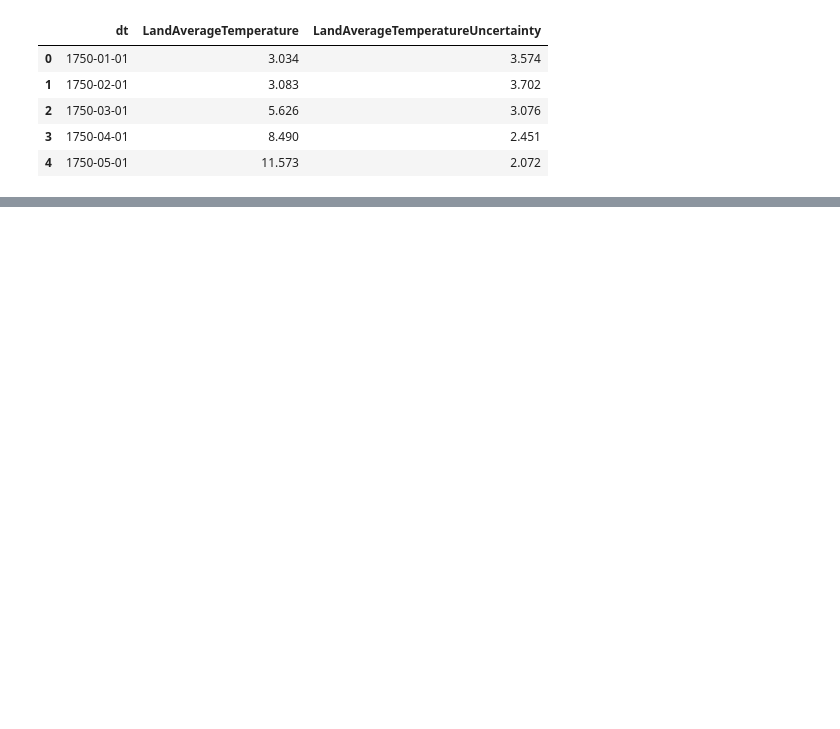
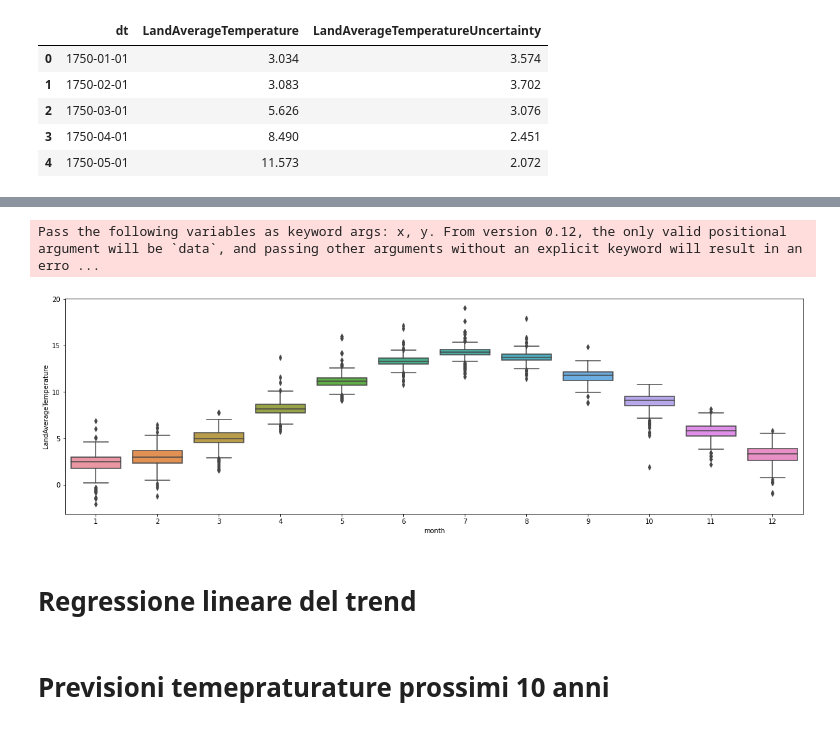
Before and after one commit to lorenzlorg/Big-Data-MAPR-project, a Jupyter notebook: Esercizio Serie Storica.ipynb, the cells around one changed output, grey strips where cells are left out. Drawn from its saved outputs; the diff is of its cells as text; code cells hidden in the pictures; blank space fills up the shorter version.

```diff
--- a/Esercizio Serie Storica.ipynb
+++ b/Esercizio Serie Storica.ipynb
@@ -3,6 +10,6 @@ import pandas as pd
 # %%
-X = pd.read_csv("data/globaltemperatures.csv")
-X.head()
+df = pd.read_csv("data/globaltemperatures.csv")
+df.head()
 # %% [output]
 |  | dt | LandAverageTemperature | LandAverageTemperatureUncertainty |
 | 0 | 1750-01-01 | 3.034 | 3.574 |
@@ -12,0 +43,3 @@ X.head()
+# %%
+df['dt'] = pd.to_datetime(df['dt'], format='%Y/%m/%d')
+df
@@ -12,0 +60,5 @@ X.head()
+# %%
+# aggiungere altre feature coem mese ecc...
+df['month'] = df['dt'].dt.month
+df['year'] = df['dt'].dt.year
+df
@@ -12,0 +79,4 @@ X.head()
+# %%
+df.set_index('dt', inplace=True)
+# df = df[['LandAverageTemperature']]
+# df
@@ -12,0 +94,11 @@ X.head()
+# %%
+fig, ax = plt.subplots(figsize=(20, 6))
+
+sns.boxplot(df['month'], df['LandAverageTemperature'])
+ax.set_xlabel('month')
+ax.set_ylabel('LandAverageTemperature')
+
+plt.show()
+# %% [output]
+Pass the following variables as keyword args: x, y. From version 0.12, the only valid positional argument will be `data`, and passing other arguments without an explicit keyword will result in an erro ...
+[figure, added]
@@ -12,0 +107,2 @@ X.head()
+# %% [markdown]
+# Regressione lineare del trend
@@ -12,0 +111,2 @@ X.head()
+# %% [markdown]
+# Previsioni temepraturature prossimi 10 anni
```
Also changed, not shown: parts of 13 cells of this notebook, 1 other file.
